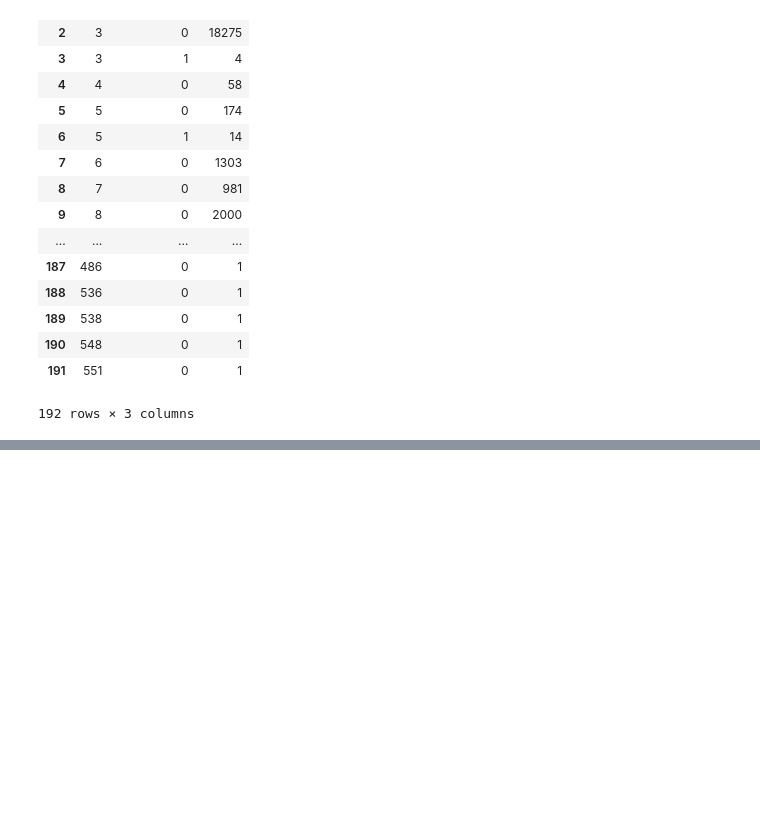
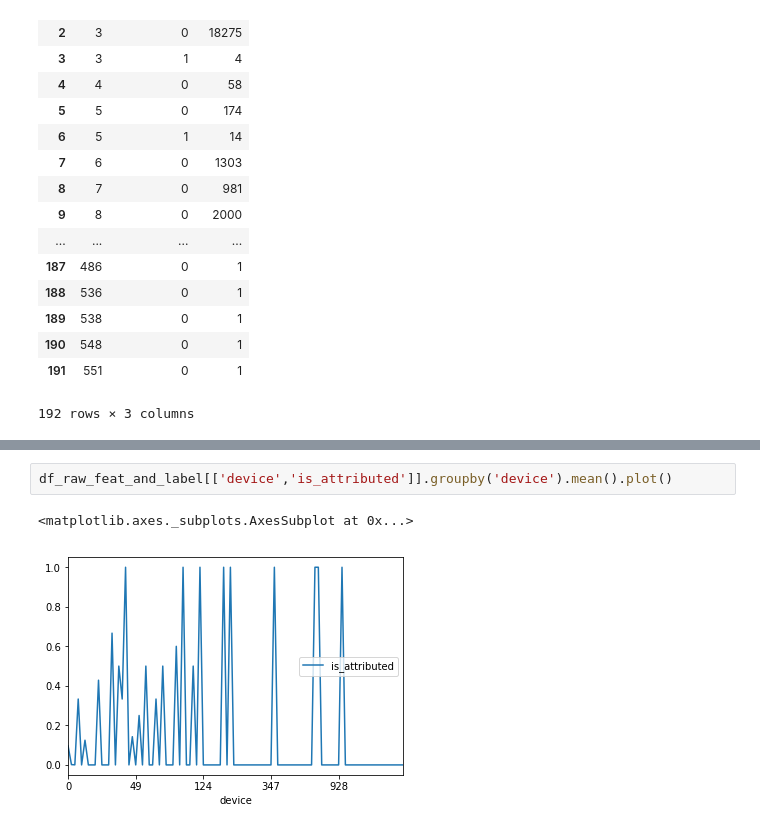
Before and after one commit to prraj67/ad_traffic_fraud, a Jupyter notebook: adtraffic_fraud_20180405.ipynb, the cells around one changed output, grey strips where cells are left out. Drawn from its saved outputs; the diff is of its cells as text; blank space fills up the shorter version.

```diff
--- a/adtraffic_fraud_20180405.ipynb
+++ b/adtraffic_fraud_20180405.ipynb
@@ -271,0 +311,5 @@ df_raw_feat_and_label.groupby(['app','is_attributed']).size().reset_index(name='
+# %%
+df_raw_feat_and_label[['device','is_attributed']].groupby('device').mean().plot()
+# %% [output]
+<matplotlib.axes._subplots.AxesSubplot at 0x...>
+[figure, added]
```
Also changed, not shown: parts of 55 cells of this notebook.
